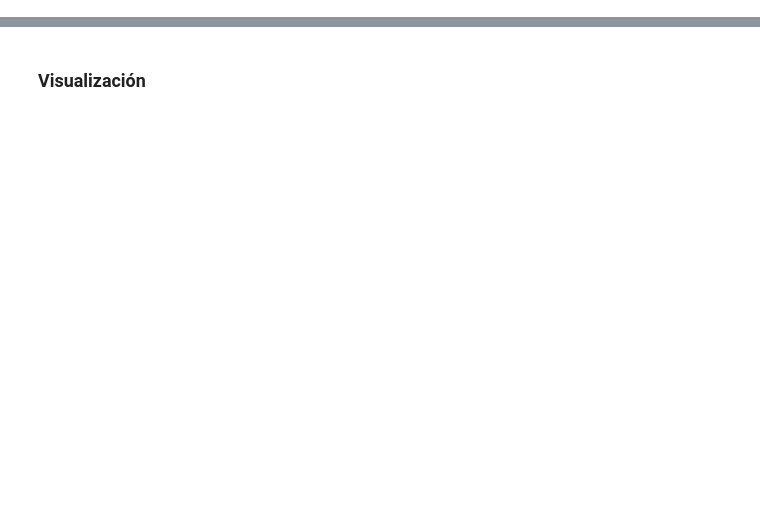
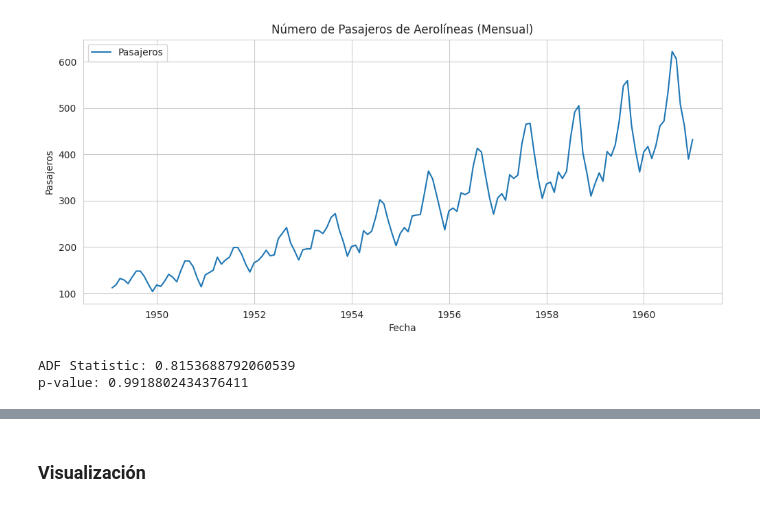
Before and after one commit to Caumel/time_series_course, a Jupyter notebook: Tema_4.ipynb, the cells around one changed output, grey strips where cells are left out. Cells and saved outputs as stored; diff of their text form; code cells hidden in the pictures; blank space fills up the shorter version.

```diff
--- a/Tema_4.ipynb
+++ b/Tema_4.ipynb
@@ -199,0 +81,25 @@ forecast = results2.predict(start=start, end=end, dynamic=False)
+# %%
+# Ajustamos el DataFrame
+if 'time' in df_air.columns:
+    df_air = df_air.rename(columns={'time': 'Date'})
+if 'AirPassengers' not in df_air.columns and 'value' in df_air.columns:
+    df_air = df_air.rename(columns={'value': 'AirPassengers'})
+
+# 1) Renombrar:
+df_air = df_air.rename(columns={'time': 'raw_time', 'value': 'AirPassengers'})
+
+# 2) Convertir 'raw_time' en un datetime real
+#    Este step es más complicado, ya que 1949.00, 1949.08 no son fechas directas.
+#    Podríamos parsear manualmente, o usar un dataset CSV con "Year,Month" en col.
+
+# O simplemente definimos un índice que sea la fila 0 = 1949-01, 1 = 1949-02, etc.
+# Ejemplo:
+start_year = 1949
+start_month = 1
+date_range = pd.date_range(start=f"{start_year}-{start_month}-01", periods=len(df_air), freq='ME')
+
+# Asignamos la fecha como nueva columna:
+df_air['Date'] = date_range
+df_air.set_index('Date', inplace=True)
+
+df_air.head()
@@ -199,0 +134,19 @@ forecast = results2.predict(start=start, end=end, dynamic=False)
+# %%
+# Plot de la serie
+plt.figure(figsize=(12,5))
+plt.plot(df_air.index, df_air['AirPassengers'], label='Pasajeros')
+plt.title('Número de Pasajeros de Aerolíneas (Mensual)')
+plt.xlabel('Fecha')
+plt.ylabel('Pasajeros')
+plt.legend()
+plt.show()
+# %% [output]
+[figure, added]
+# %%
+# Prueba de Dickey-Fuller Aumentado
+adf_result = adfuller(df_air['AirPassengers'])
+print("ADF Statistic:", adf_result[0])
+print("p-value:", adf_result[1])
+# %% [output]
+ADF Statistic: 0.8153688792060539
+p-value: 0.9918802434376411
```
Also changed, not shown: parts of 46 cells of this notebook.
